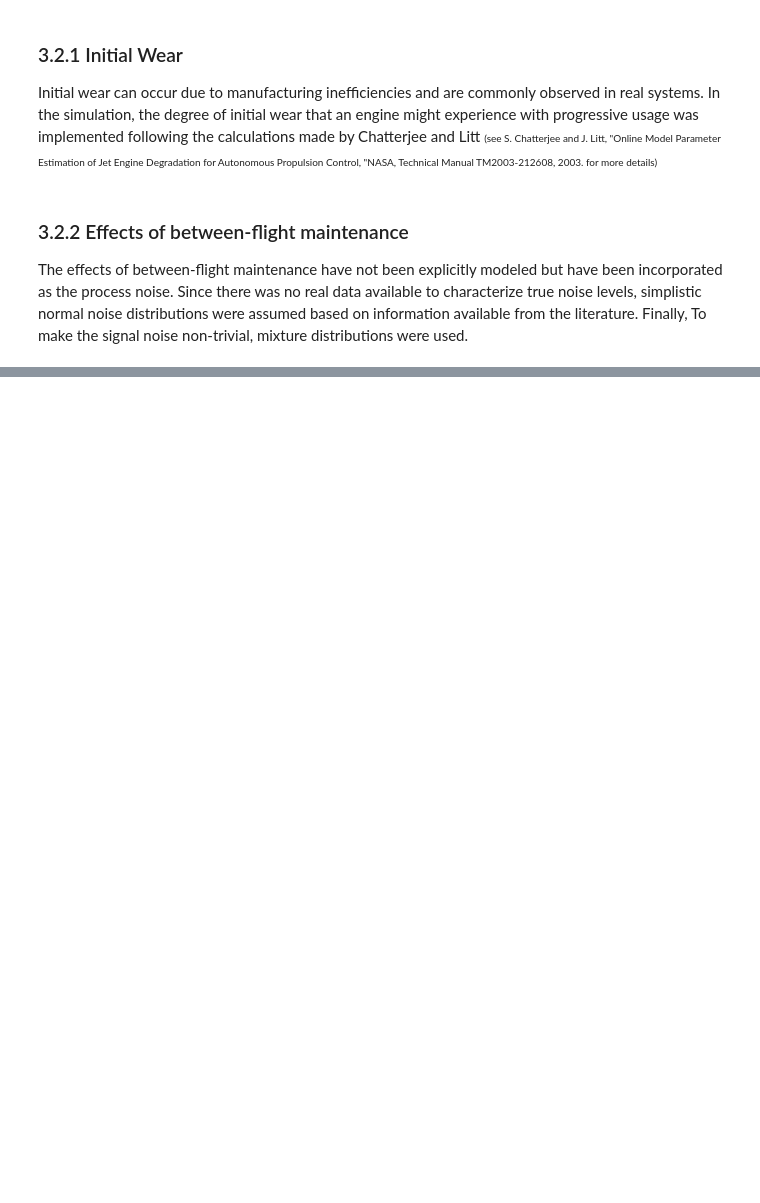
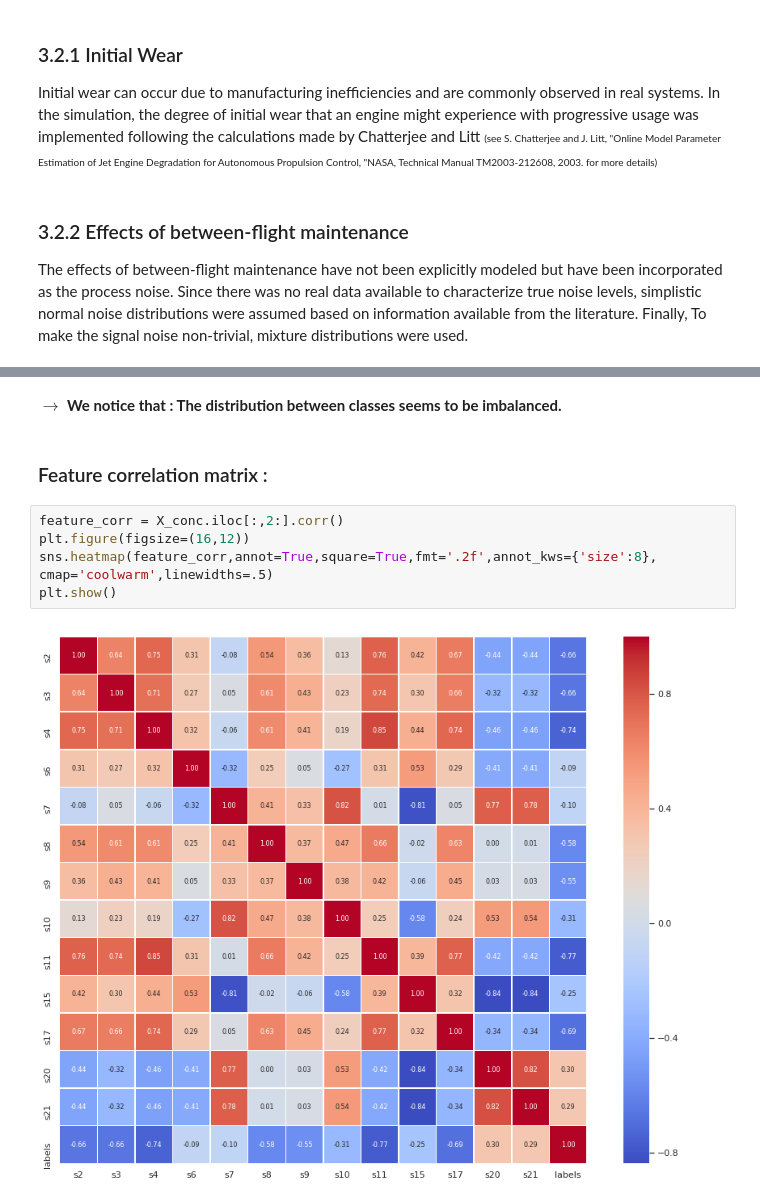
Before and after one commit to akakzia/aircraft_engine_predictive_maintenance, a Jupyter notebook: aircraft_starting_kit.ipynb, the cells around one changed output, grey strips where cells are left out. Saved outputs shown, nothing was run; the diff lists cells and outputs as text; blank space fills up the shorter version.

```diff
--- a/aircraft_starting_kit.ipynb
+++ b/aircraft_starting_kit.ipynb
@@ -244,0 +407,11 @@ The engine is operating normally at the start of each time series, and develops
+# %% [markdown]
+$\rightarrow$ <b>We notice that : The distribution between classes seems to be imbalanced.</b>
+# %% [markdown]
+### Feature correlation matrix :
+# %%
+feature_corr = X_conc.iloc[:,2:].corr()
+plt.figure(figsize=(16,12))
+sns.heatmap(feature_corr,annot=True,square=True,fmt='.2f',annot_kws={'size':8}, cmap='coolwarm',linewidths=.5)
+plt.show()
+# %% [output]
+[figure, added]
```
Also changed, not shown: parts of 63 cells of this notebook.
